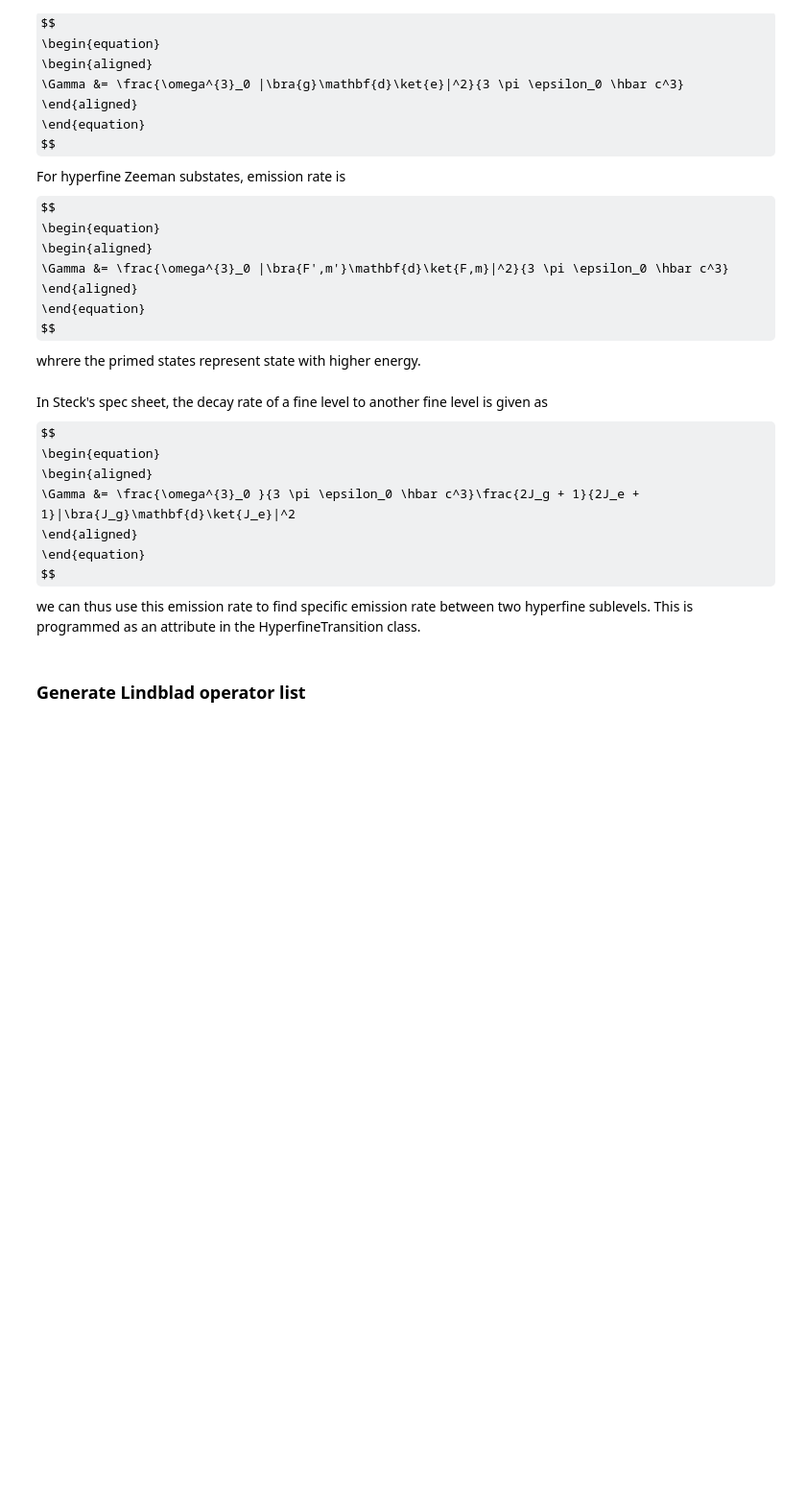
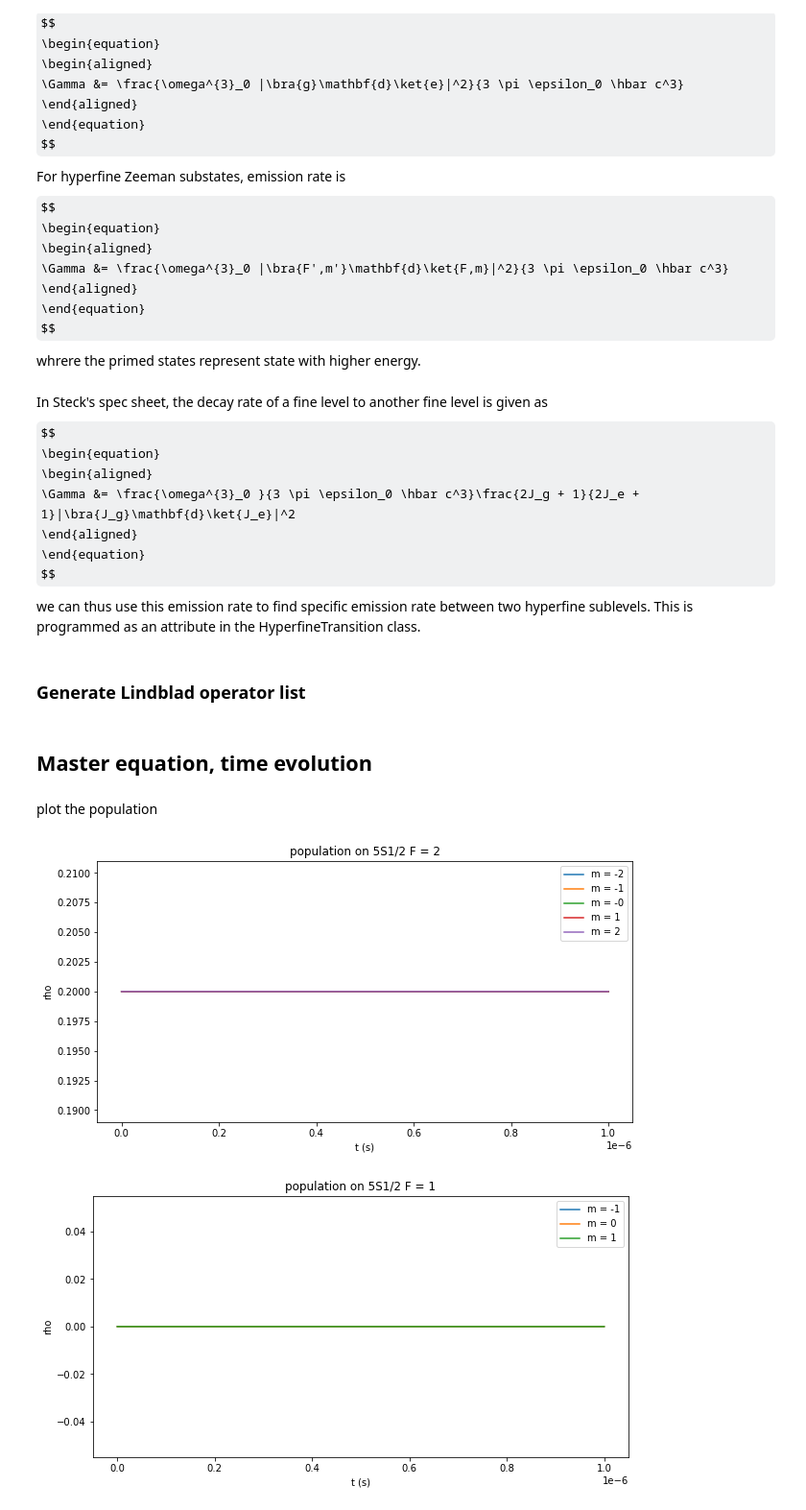
Before and after one commit to Dounan662/rubidium-optical-pumping, a Jupyter notebook: optical_pumping.ipynb, the cells around one changed output. Shown at 96% size. Saved outputs shown, nothing was run; the diff lists cells and outputs as text; code cells hidden in the pictures; some formulas as TeX source; blank space fills up the shorter version.

Commit message:
finished the notebook, but the circuit polarization result is not right, most likely problem in interaction Hamiltonian

```diff
--- a/optical_pumping.ipynb
+++ b/optical_pumping.ipynb
@@ -371,7 +371,7 @@ def Haf(l,lStructure_list,beamInvolved,database):
             else:
                 dual_dipoleM = (-1)**(-j.Pol) * np.conjugate(transition_dual[0].dipole)
 
-            Haf_RF += (-1) * (-1)**(j.Pol) * (i.field/2) * (j.dipole * atomSigma_dag \
+            Haf_RF += (-1)**(j.Pol) * (i.field/2) * (j.dipole * atomSigma_dag \
                                                             +  dual_dipoleM * atomSigma)
     return Haf_RF
 # %%
@@ -379,7 +379,7 @@ Haf_RF = Haf(l,lStructure_list,beamInvolved,database)
 # %% [markdown]
 The total Hamiltonian in rotating frame is
 # %%
-H_RF = H0_RF + Haf_RF
+#H_RF = H0_RF + Haf_RF
 # %% [markdown]
 ## Lindblad
 # %% [markdown]
@@ -416,8 +416,3 @@ $$
 we can thus use this emission rate to find specific emission rate between two hyperfine sublevels. This is programmed as an attribute in the HyperfineTransition class.
 # %% [markdown]
 ### Generate Lindblad operator list
-# %%
-def Lindblad(l,lStructure_list,database):
-    lindblad_list = []
-    for level in l:
-        transitions = [transition for transition in database  ]
@@ -423,0 +435,69 @@ def Lindblad(l,lStructure_list,database):
+# %% [markdown]
+## Master equation, time evolution
+# %%
+def timeEvo(levelInvolved, database, inRhoL, beamInvolved,tlist):
+    l,lStructure_list = Gen_levelStruct(levelInvolved)
+    rhoRF_i = rhoRE_initialize(inRhoL,l,lStructure_list)
+    H0_RF = H0_Lambda(l,lStructure_list,beamInvolved)
+    Haf_RF = Haf(l,lStructure_list,beamInvolved,database)
+    H_RF = (H0_RF + Haf_RF)
+    lindblad_list  = Lindblad(l,database)
+
+    res = qutip.mesolve(H = H_RF, rho0 = rhoRF_i, tlist = tlist, c_ops=lindblad_list) #progress_bar=qutip.ui.progressbar.BaseProgressBar)
+    return res, Haf_RF, lindblad_list
+# %% [markdown]
+plot the population
+# %%
+viewpoints = 100000
+tlist = np.linspace(0, 1e-6, viewpoints)
+result, h,ld = timeEvo(levelInvolved, database, inRhoL, beamInvolved,tlist)
+
+x = result.states
+
+rho1 = []
+rho2 = []
+rho3 = []
+rho4 = []
+rho5 = []
+rho11 = []
+rho12 = []
+rho13 = []
+for i in range(viewpoints):
+    rho1.append(x[i][3,3].real)
+    rho2.append(x[i][4,4].real)
+    rho3.append(x[i][5,5].real)
+    rho4.append(x[i][6,6].real)
+    rho5.append(x[i][7,7].real)
+    rho11.append(x[i][0,0].real)
+    rho12.append(x[i][1,1].real)
+    rho13.append(x[i][2,2].real)
+
+
+
+plt.figure(figsize=(10, 5))
+plt.plot(tlist,rho1, label='m = -2')
+plt.plot(tlist,rho2, label='m = -1')
+plt.plot(tlist,rho3, label='m = -0')
+plt.plot(tlist,rho4, label='m = 1')
+plt.plot(tlist,rho5, label='m = 2')
+
+plt.xlabel('t (s)')
+plt.ylabel('rho')
+plt.legend()
+plt.title('population on 5S1/2 F = 2')
+plt.show()
+
+plt.figure(figsize=(10, 5))
+plt.plot(tlist,rho11, label='m = -1')
+plt.plot(tlist,rho12, label='m = 0')
+plt.plot(tlist,rho13, label='m = 1')
+
+
+plt.xlabel('t (s)')
+plt.ylabel('rho')
+plt.legend()
+plt.title('population on 5S1/2 F = 1')
+plt.show()
+# %% [output]
+[figure, added]
+[figure, added]
```
Also changed, not shown: parts of 7 cells of this notebook, 1 other file.
